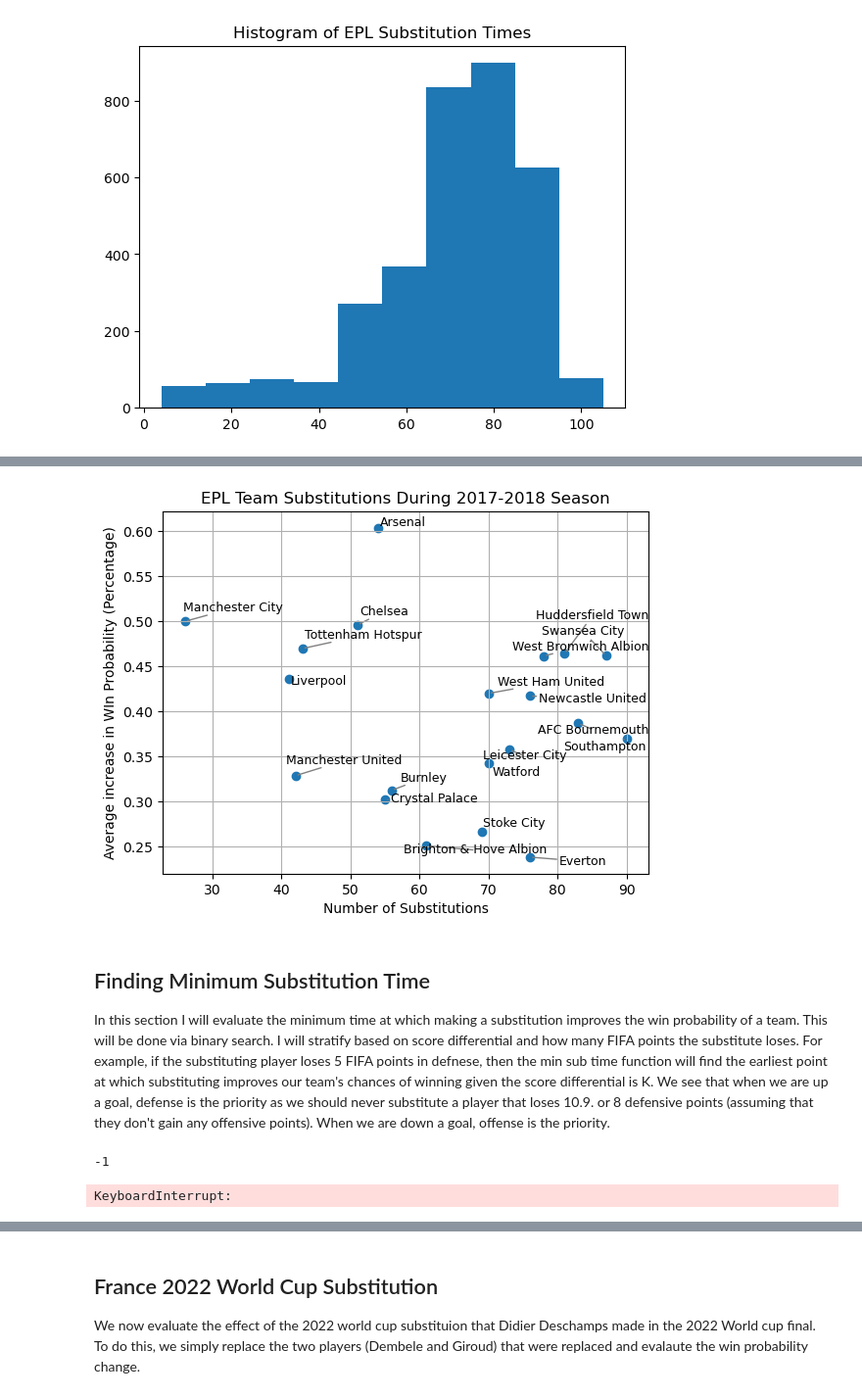
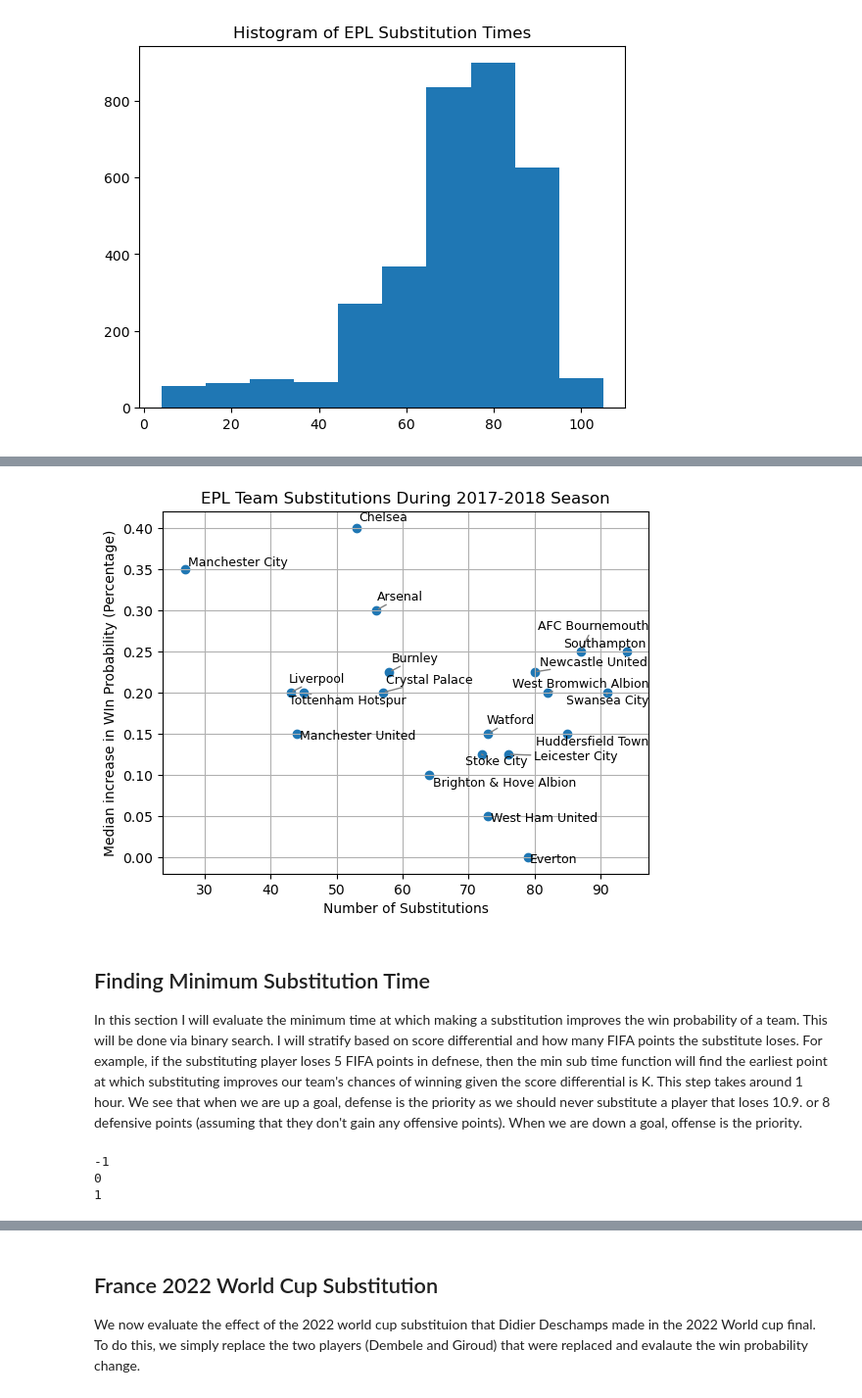
Before and after one commit to kaishumason/EPL-Simulations, a Jupyter notebook: substitution_analysis.ipynb, the cells around one changed output, grey strips where cells are left out. Shown: that part at 98% size. Cells and saved outputs as stored; diff of their text form; code cells hidden in the pictures.

```diff
--- a/substitution_analysis.ipynb
+++ b/substitution_analysis.ipynb
@@ -546,8 +547,8 @@ def simulate_goal(r1, r2, rho, time_remaining, seed=None):
     U1 = norm.cdf(BVN[0])
     U2 = norm.cdf(BVN[1])
     # Turn into Weibulls
-    W1 = weibull_min.ppf(U1, 1.1146, loc=0, scale=1/r1)
-    W2 = weibull_min.ppf(U2, 1.1146, loc=0, scale=1/r2)
+    W1 = weibull_min.ppf(U1, 1.0853, loc=0, scale=1/r1 * 1/gamma(1 + 1/1.0853))
+    W2 = weibull_min.ppf(U2, 1.0853, loc=0, scale=1/r2 * 1/gamma(1 + 1/1.0853))
 
     # Get minimum and see if it occurs before time ends
     if W1 < W2 and W1 < time_remaining:
@@ -692,7 +693,7 @@ def simulate_games(r1, r2, half, extra_time, scores_initial, rhos, parameter_mea
     return [v / nsim for v in results]
 # %%
 #number of simulations to run per scenario
-nsim = 500
+nsim = 1000
 #win probability before and after based on actual substitution time
 win_prob_before = []
 win_prob_after = []
@@ -704,7 +705,6 @@ substituting_team = []
 n = len(substitution_effect)
 counter = 1
 for j in range(n):
-    print(j)
     sub = substitution_effect[j]
     #if year isnt 2017-2018 ignore it
     if sub['year'] != 18:
@@ -776,43 +757,40 @@ for j in range(n):
 # %%
 #average increase in win pct due to substituion by team
 avg_effect = []
 #number of subs this team made
 num_effect = []
 for team in EPL_team_subs:
     sub_effects = EPL_team_subs[team]
-    smallest_indices = np.argsort(sub_effects)[:min(5,int(len(sub_effects)/20))]
-    sub_effects = np.delete(sub_effects,smallest_indices)
-
-
-    avg_effect.append(np.mean(sub_effects))
+    #add median effect and number of effects
+    avg_effect.append(np.median(sub_effects))
     num_effect.append(len(sub_effects))
 
 # Scatter plot
 plt.scatter(num_effect, avg_effect)
 
 # Add labels for each point
 texts = []
 for i, team in enumerate(EPL_team_subs.keys()):
     texts.append(plt.text(num_effect[i], avg_effect[i], team, fontsize=9, ha='left'))
 
 adjust_text(texts, arrowprops=dict(arrowstyle='-', color='gray'))
 
 
 # Grid and labels
 plt.grid(True)
 plt.xlabel('Number of Substitutions')
-plt.ylabel('Average increase in WIn Probability (Percentage)')
+plt.ylabel('Median increase in WIn Probability (Percentage)')
 plt.title('EPL Team Substitutions During 2017-2018 Season')
 
 #save plot
 plt.savefig("figures/EPL_substitution_effects.pdf")
 # Show plot
 plt.show()
 # %% [output]
-[figure, old version]
+[figure, new version]
 # %% [markdown]
 ## Finding Minimum Substitution Time
-In this section I will evaluate the minimum time at which making a substitution improves the win probability of a team. This will be done via binary search. I will stratify based on score differential and how many FIFA points the substitute loses. For example, if the substituting player loses 5 FIFA points in defnese, then the min sub time function will find the earliest point at which substituting improves our team's chances of winning given the score differential is K. We see that when we are up a goal, defense is the priority as we should never substitute a player that loses 10.9. or 8 defensive points (assuming that they don't gain any offensive points). When we are down a goal, offense is the priority.
+In this section I will evaluate the minimum time at which making a substitution improves the win probability of a team. This will be done via binary search. I will stratify based on score differential and how many FIFA points the substitute loses. For example, if the substituting player loses 5 FIFA points in defnese, then the min sub time function will find the earliest point at which substituting improves our team's chances of winning given the score differential is K. This step takes around 1 hour. We see that when we are up a goal, defense is the priority as we should never substitute a player that loses 10.9. or 8 defensive points (assuming that they don't gain any offensive points). When we are down a goal, offense is the priority.
 # %%
 #function to get minimum time at which a substitution is good
 def min_sub_time(r1,r2,skill_loss_offense,skill_loss_defense,scores_initial,acc,nsim):
@@ -864,4 +842,5 @@ for diff in range(-1,2):
     min_time_defense.append(defense_sub_time)
 # %% [output]
 -1
+0
+1
-KeyboardInterrupt:
```
Also changed, not shown: parts of 10 cells of this notebook, 16 other files.
